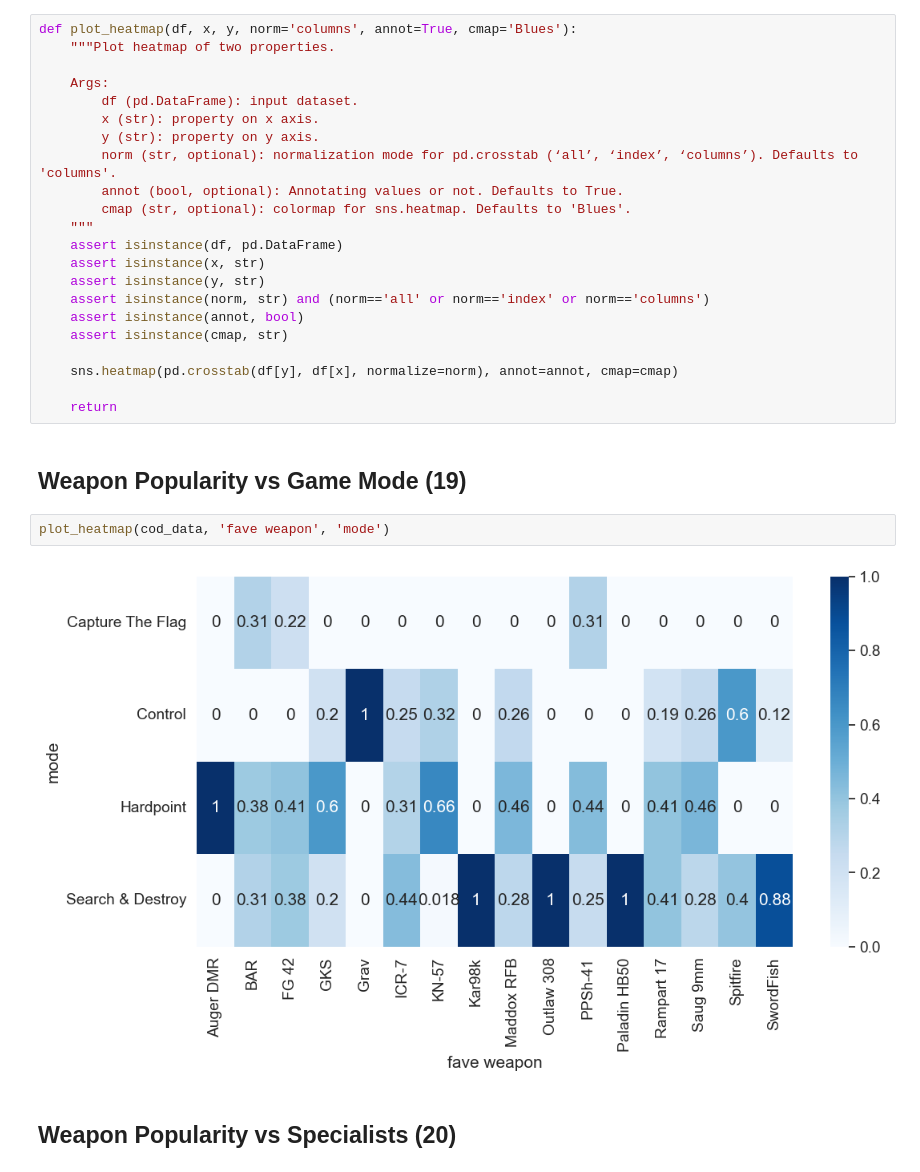
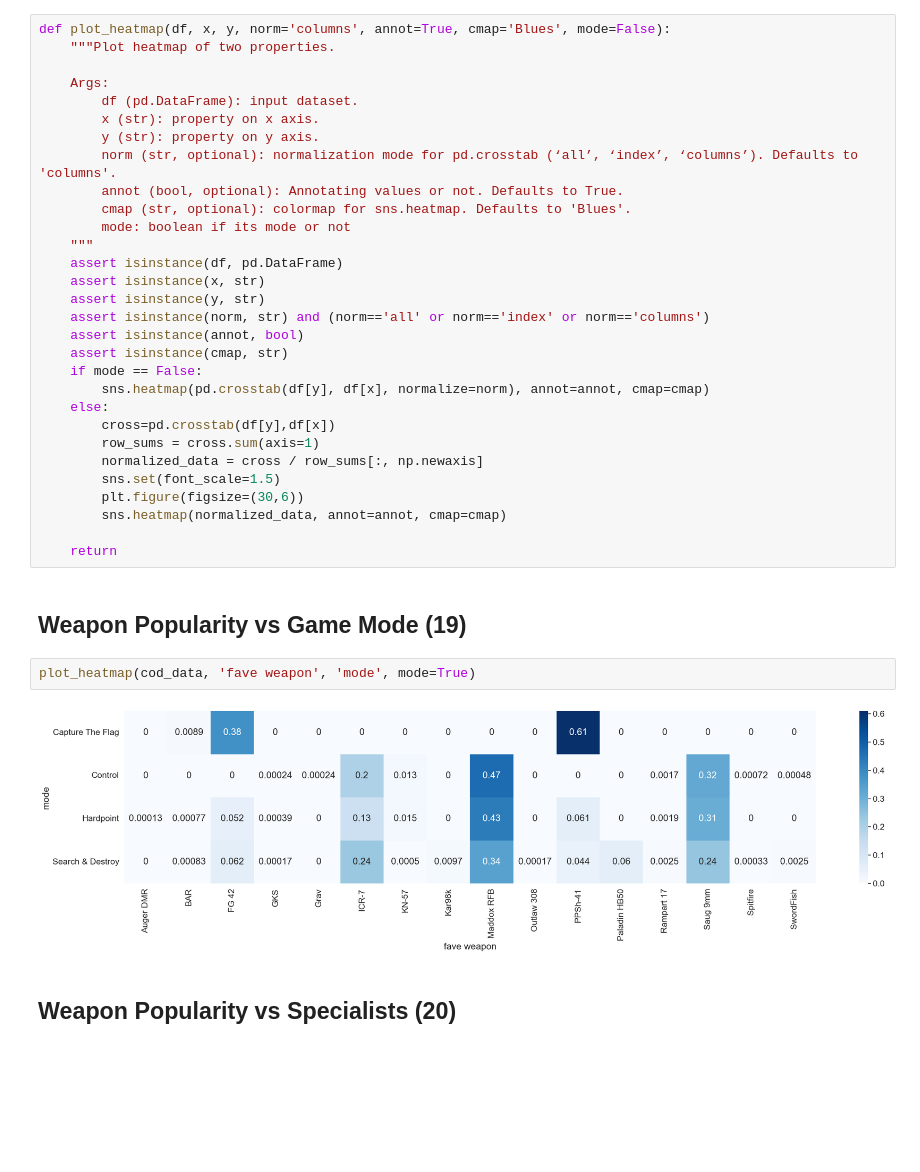
Before and after one commit to wavyvone/COD_Analysis, a Jupyter notebook: cod_analysis.ipynb, the cells around one changed output. Saved outputs shown, nothing was run; the diff lists cells and outputs as text; blank space fills up the shorter version.

Commit message:
fixed weapon vs game modes

```diff
--- a/cod_analysis.ipynb
+++ b/cod_analysis.ipynb
@@ -289,7 +290,7 @@ https://gist.github.com/mwaskom/de44147ed2974457ad6372750bbe5751
 # %% [markdown]
 ### Helper method to plot heatmaps to display relationships between labels
 # %%
-def plot_heatmap(df, x, y, norm='columns', annot=True, cmap='Blues'):
+def plot_heatmap(df, x, y, norm='columns', annot=True, cmap='Blues', mode=False):
     """Plot heatmap of two properties.
 
     Args:
@@ -299,6 +300,7 @@ def plot_heatmap(df, x, y, norm='columns', annot=True, cmap='Blues'):
         norm (str, optional): normalization mode for pd.crosstab (‘all’, ‘index’, ‘columns’). Defaults to 'columns'.
         annot (bool, optional): Annotating values or not. Defaults to True.
         cmap (str, optional): colormap for sns.heatmap. Defaults to 'Blues'.
+        mode: boolean if its mode or not
     """
     assert isinstance(df, pd.DataFrame)
     assert isinstance(x, str)
@@ -306,16 +308,23 @@ def plot_heatmap(df, x, y, norm='columns', annot=True, cmap='Blues'):
     assert isinstance(norm, str) and (norm=='all' or norm=='index' or norm=='columns')
     assert isinstance(annot, bool)
     assert isinstance(cmap, str)
-
-    sns.heatmap(pd.crosstab(df[y], df[x], normalize=norm), annot=annot, cmap=cmap)
+    if mode == False:
+        sns.heatmap(pd.crosstab(df[y], df[x], normalize=norm), annot=annot, cmap=cmap)
+    else:
+        cross=pd.crosstab(df[y],df[x])
+        row_sums = cross.sum(axis=1)
+        normalized_data = cross / row_sums[:, np.newaxis]
+        sns.set(font_scale=1.5)
+        plt.figure(figsize=(30,6))
+        sns.heatmap(normalized_data, annot=annot, cmap=cmap)
 
     return
 # %% [markdown]
 ## Weapon Popularity vs Game Mode (19)
 # %%
-plot_heatmap(cod_data, 'fave weapon', 'mode')
+plot_heatmap(cod_data, 'fave weapon', 'mode', mode=True)
 # %% [output]
-[figure, old version]
+[figure, new version]
 # %% [markdown]
 ## Weapon Popularity vs Specialists (20)
 # %%
```
Also changed, not shown: parts of 2 cells of this notebook, 1 other file.
